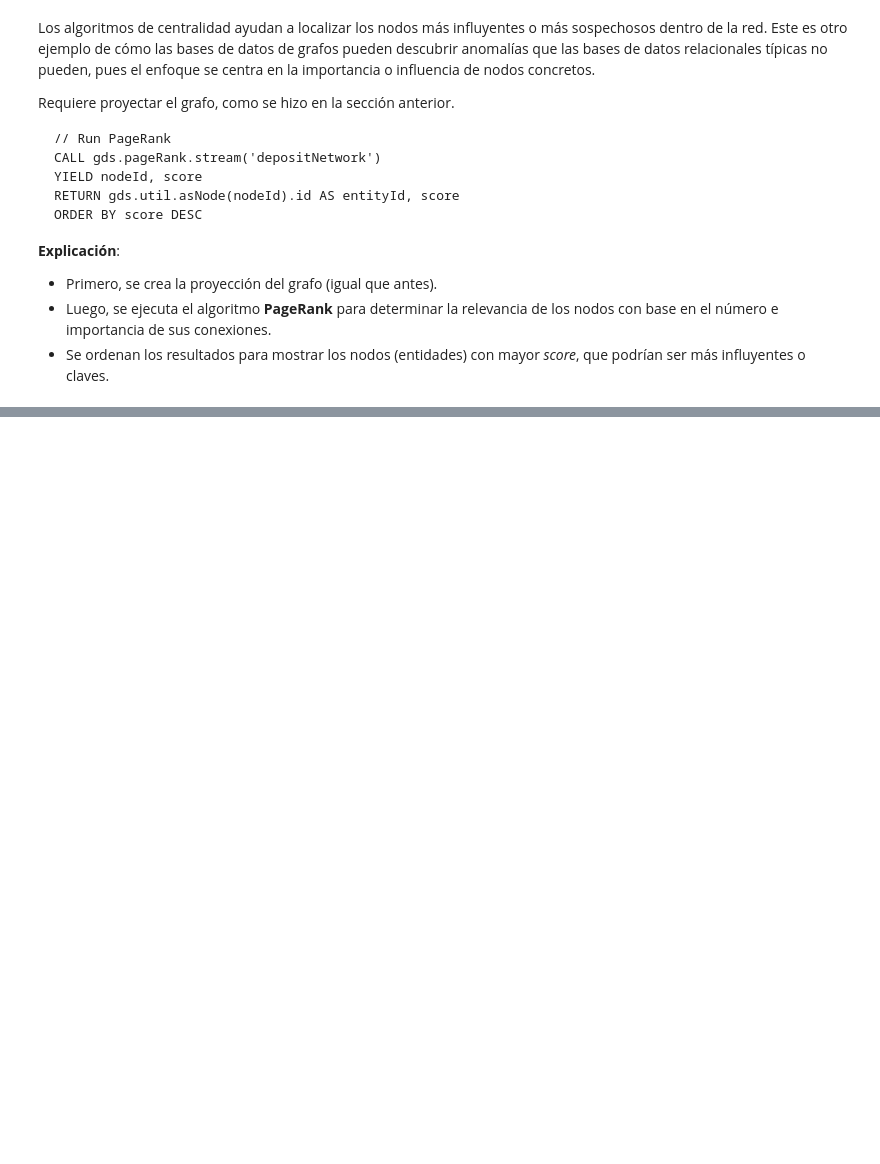
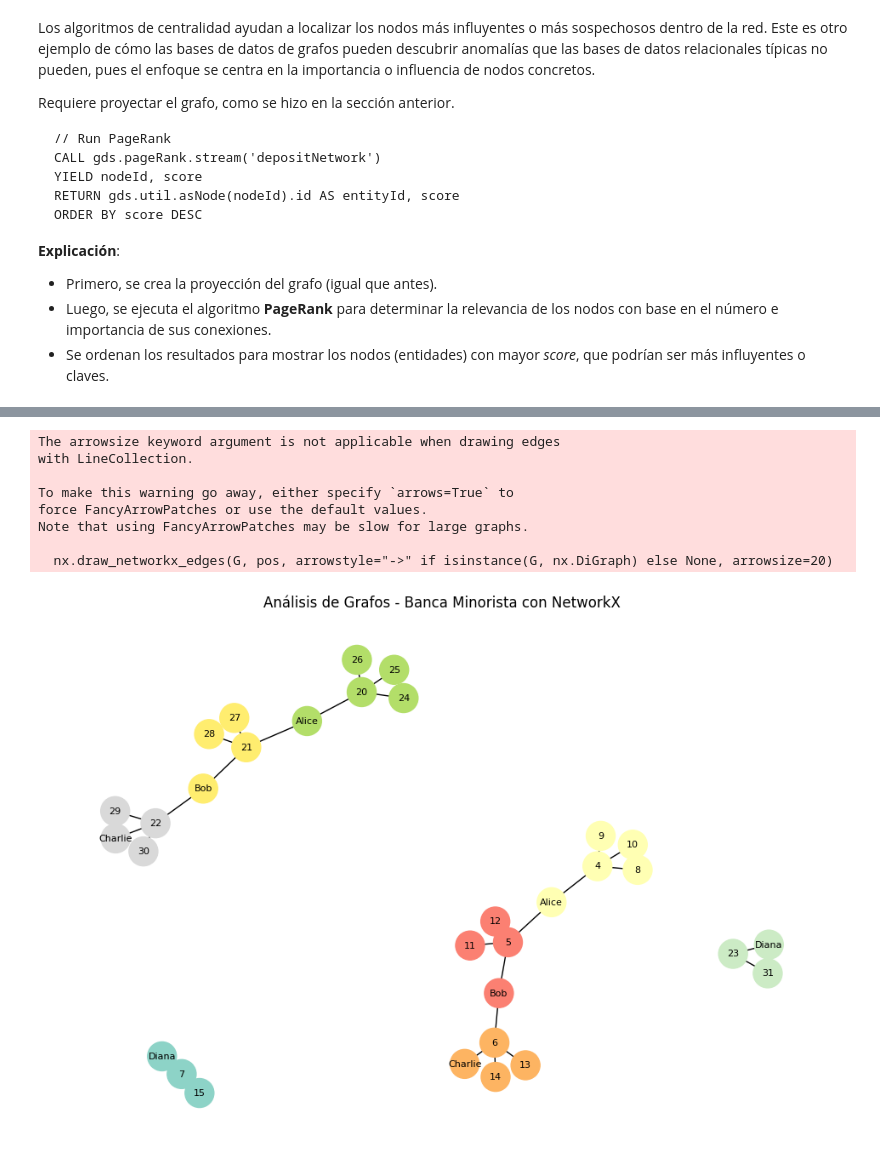
Before and after one commit to sharop/TallerGrafos25, a Jupyter notebook: explorar_red.ipynb, the cells around one changed output, grey strips where cells are left out. Cells and saved outputs as stored; diff of their text form; code cells hidden in the pictures; blank space fills up the shorter version.

```diff
--- a/explorar_red.ipynb
+++ b/explorar_red.ipynb
@@ -488,0 +512,10 @@ ORDER BY score DESC
+# %%
+# Importa las bibliotecas necesarias
+from neo4j import GraphDatabase
+import networkx as nx
+import matplotlib.pyplot as plt
+
+# Configura los detalles de conexión con Neo4j Aura
+URI = "neo4j+s://<tu_instancia>.databases.neo4j.io"
+USERNAME = "neo4j"
+PASSWORD = "<tu_contraseña>"
@@ -488,0 +649,3 @@ ORDER BY score DESC
+# %%
+# 2. Extraer nodos y relaciones
+nodos, relaciones = extraer_datos_desde_neo4j(URI, USERNAME, PASSWORD)
@@ -488,0 +656,9 @@ ORDER BY score DESC
+# %%
+# 3. Construir un grafo no dirigido (Graph) o dirigido (DiGraph)
+G = construir_grafo_networkx(nodos, relaciones, dirigido=False)
+# %%
+# 4. Análisis de comunidades (Louvain)
+comunidad_por_nodo = analizar_comunidades_louvain(G)
+print("Comunidades detectadas (Louvain):")
+for nodo, com_id in comunidad_por_nodo.items():
+  print(f"Nodo {nodo} -> Comunidad {com_id}")
@@ -488,0 +708,13 @@ ORDER BY score DESC
+# %%
+ # 5. Visualización del grafo
+graficar_grafo(G, comunidad_por_nodo, titulo="Análisis de Grafos - Banca Minorista con NetworkX")
+# %% [output]
+The arrowsize keyword argument is not applicable when drawing edges
+with LineCollection.
+
+To make this warning go away, either specify `arrows=True` to
+force FancyArrowPatches or use the default values.
+Note that using FancyArrowPatches may be slow for large graphs.
+
+  nx.draw_networkx_edges(G, pos, arrowstyle="->" if isinstance(G, nx.DiGraph) else None, arrowsize=20)
+[figure, added]
```
Also changed, not shown: parts of 7 cells of this notebook.
